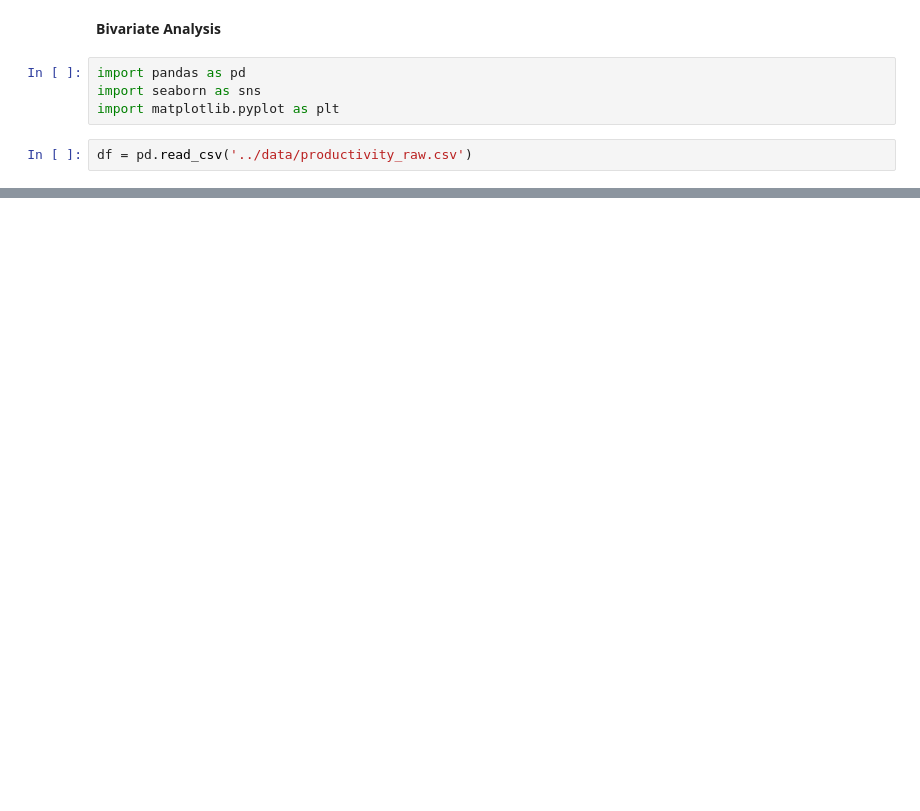
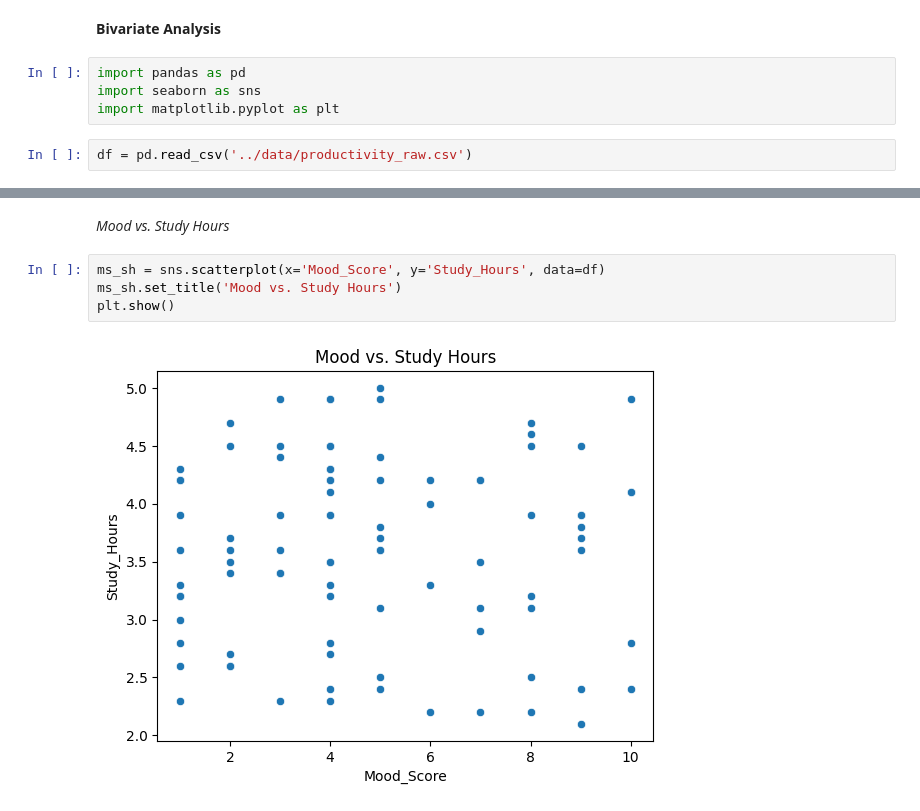
Before and after one commit to devin-ph/productivity-ananlysis-eda, a Jupyter notebook: notebooks/3.bivariate_analysis.ipynb, the cells around one changed output, grey strips where cells are left out. Saved outputs shown, nothing was run; the diff lists cells and outputs as text; blank space fills up the shorter version.

```diff
--- a/notebooks/3.bivariate_analysis.ipynb
+++ b/notebooks/3.bivariate_analysis.ipynb
@@ -24,0 +25,8 @@ plt.show()
+# %% [markdown]
+*Mood vs. Study Hours*
+# %%
+ms_sh = sns.scatterplot(x='Mood_Score', y='Study_Hours', data=df)
+ms_sh.set_title('Mood vs. Study Hours')
+plt.show()
+# %% [output]
+[figure, added]
```
Also changed, not shown: parts of 12 cells of this notebook.
